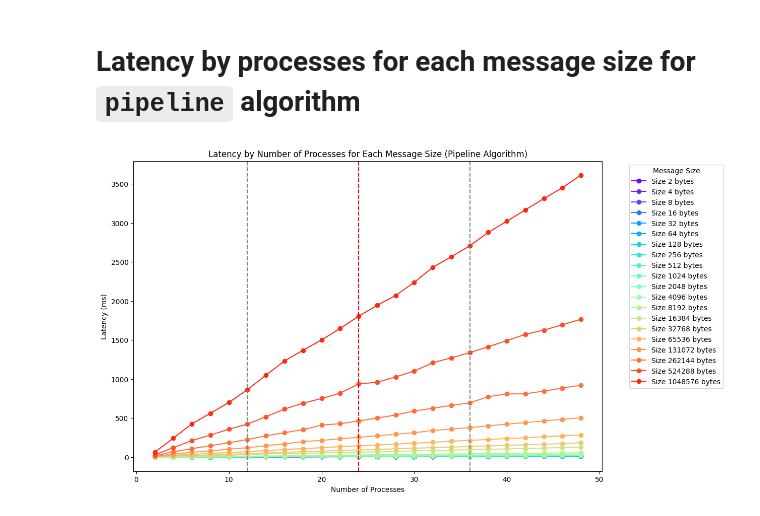
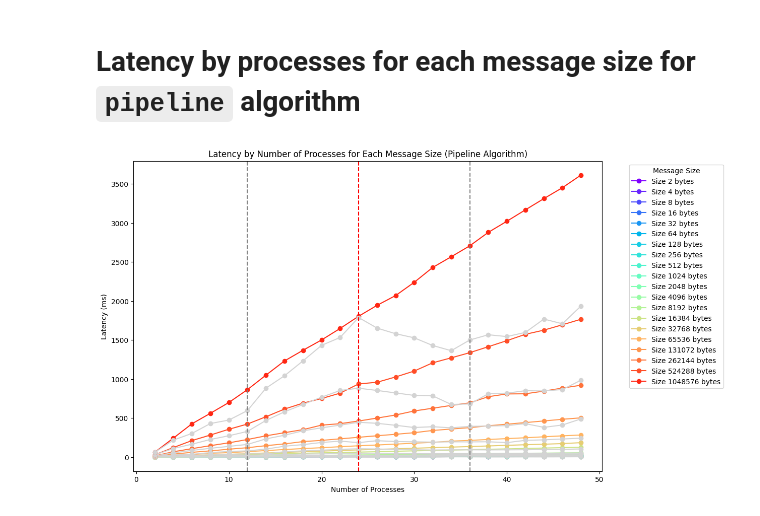
Before and after one commit to abandrea/HPC, a Jupyter notebook: exercise_1/project_1/bcast.ipynb, the cells around one changed output. Saved outputs shown, nothing was run; the diff lists cells and outputs as text; code cells hidden in the pictures.

```diff
--- a/exercise_1/project_1/bcast.ipynb
+++ b/exercise_1/project_1/bcast.ipynb
@@ -153,6 +155,7 @@ plt.show()
 # %%
 # Filter data for the "chain" algorithm
 filtered_data = data[data['Algorithm'] == 'chain']
+basic_linear_data = data[data['Algorithm'] == 'basic_linear']
 
 # Plotting the data
 fig, ax = plt.subplots(figsize=(12, 8))
@@ -167,8 +170,10 @@ ax.set_prop_cycle('color', [cm(1. * i / len(sizes)) for i in range(len(sizes))])
 for size in sizes:
     # Filter data for each size
     size_data = filtered_data[filtered_data['Size'] == size]
+    basic_size_data = basic_linear_data[basic_linear_data['Size'] == size]
     # Plotting latency vs. processes for each size
     ax.plot(size_data['Processes'], size_data['Latency'], label=f'Size {size} bytes', marker='o')
+    ax.plot(basic_size_data['Processes'], basic_size_data['Latency'], marker='o', color='lightgray')
 
 ax.set_title('Latency by Number of Processes for Each Message Size (Chain Algorithm)')
 ax.set_xlabel('Number of Processes')
@@ -187,35 +192,39 @@ plt.show()
 # %%
 # Filter data for the "pipeline" algorithm
 filtered_data = data[data['Algorithm'] == 'pipeline']
+basic_linear_data = data[data['Algorithm'] == 'basic_linear']
 
 # Plotting the data
 fig, ax = plt.subplots(figsize=(12, 8))
 
 # Get unique sizes and sort them
 sizes = sorted(filtered_data['Size'].unique())
 
 # Generate a color map
 cm = plt.get_cmap('rainbow')
 ax.set_prop_cycle('color', [cm(1. * i / len(sizes)) for i in range(len(sizes))])
 
 for size in sizes:
     # Filter data for each size
     size_data = filtered_data[filtered_data['Size'] == size]
+    basic_size_data = basic_linear_data[basic_linear_data['Size'] == size]
+
     # Plotting latency vs. processes for each size
     ax.plot(size_data['Processes'], size_data['Latency'], label=f'Size {size} bytes', marker='o')
+    ax.plot(basic_size_data['Processes'], basic_size_data['Latency'], marker='o', color='lightgray')
 
 ax.set_title('Latency by Number of Processes for Each Message Size (Pipeline Algorithm)')
 ax.set_xlabel('Number of Processes')
 ax.set_ylabel('Latency (ms)')
 ax.legend(title="Message Size", bbox_to_anchor=(1.05, 1), loc='upper left')
 # plt.tight_layout()
 plt.axvline(x=24, color='red', linestyle='--')
 plt.axvline(x=12, color='gray', linestyle='--')
 plt.axvline(x=36, color='gray', linestyle='--')
 #plt.yscale('log')
 plt.show()
 # %% [output]
-[figure, old version]
+[figure, new version]
 # %%
 import pandas as pd
 import matplotlib.pyplot as plt
```
Also changed, not shown: parts of 9 cells of this notebook, 2 other files.
